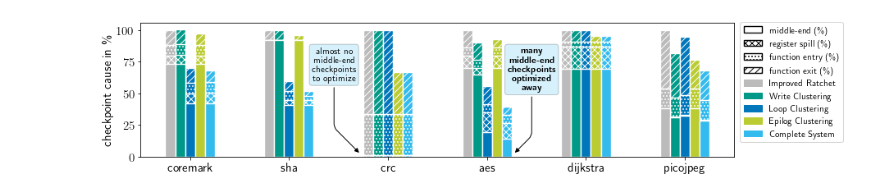
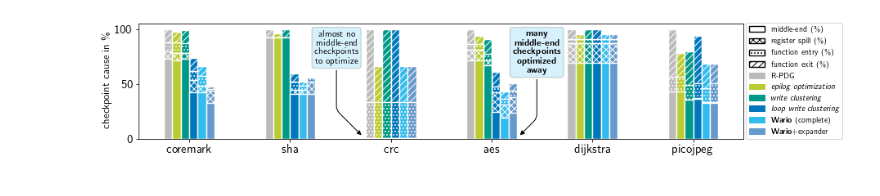
Before and after one commit to TUDSSL/WARio, a Jupyter notebook: plotting/BenchmarkPlot.ipynb, the cells around one changed output. Cells and saved outputs as stored; diff of their text form; code cells hidden in the pictures.

```diff
--- a/plotting/BenchmarkPlot.ipynb
+++ b/plotting/BenchmarkPlot.ipynb
@@ -30,10 +34,11 @@ Benchmarks = [
 Configurations = [
     'opt-ratchet',
     'opt-baseline',
+    'opt-reducedpop',
     'opt-writebuf',
     'opt-loop',
-    'opt-reducedpop',
-    'opt-all'
+    'opt-all',
+    'opt-all-expander'
 ]
 from BenchmarkConfiguration import *
 # %%
@@ -57,5 +62,5 @@ Group size: 6
 # %%
-df['sha'] = df['sha'].reindex(ConfigurationNameMap)
+#df['sha'] = df['sha'].reindex(ConfigurationNameMap)
 df['sha']
 # %% [output]
 |  | Cycles | Checkpoints | IR-checkpoints | Call-checkpoints | Pop-checkpoints | Spill-checkpoints | ... |
@@ -249,7 +275,7 @@ df['sha']
 # %%
 from matplotlib.patches import Patch
 
-ax = plt.figure(figsize=(13,3)).add_subplot(111)
+ax = plt.figure(figsize=(13,2.7)).add_subplot(111)
 
 cc = [ConfigurationColorMap[c] for c in Configurations[1:]]
 labels = [ConfigurationNameMap[c] for c in Configurations[1:]]
@@ -295,36 +321,36 @@ props = dict(boxstyle='round', facecolor=Color['cyan'], alpha=0.2)
 text =  '\\textbf{many}\n\\textbf{middle-end}\n\\textbf{checkpoints}\n\\textbf{optimized}\n\\textbf{away}'
 plt.annotate(text, xy=(3.27, 2), xytext=(22, 130),
         transform=ax.transAxes, textcoords='offset points', fontsize=11,
         horizontalalignment='center', verticalalignment='top',
         bbox=props,
         arrowprops=dict(arrowstyle='-|>', fc='black', connectionstyle='angle,angleA=90,angleB=45,rad=5'),
 )
 
 plt.xticks(rotation=0)
 
 handles = []
 handles.append(Patch(label='middle-end (\%)', hatch=hatch_map['IR-checkpoints-%'],
                      facecolor='none', edgecolor='black', linewidth=lw))
 handles.append(Patch(label='register spill (\%)', hatch=hatch_map['Spill-checkpoints-%'],
                      facecolor='none', edgecolor='black', linewidth=lw))
 handles.append(Patch(label='function entry (\%)', hatch=hatch_map['Call-checkpoints-%'],
                      facecolor='none', edgecolor='black', linewidth=lw))
 handles.append(Patch(label='function exit (\%)', hatch=hatch_map['Pop-checkpoints-%'],
                      facecolor='none', edgecolor='black', linewidth=lw))
 
 for idx, l in enumerate(labels):
     handles.append(Patch(label=l, color=cc[idx]))
 
 #ax.legend(handles=handles, bbox_to_anchor=(0, 1.0, 1, 0), loc="lower left", mode='expand', ncol=4)
-ax.legend(handles=handles, bbox_to_anchor=(0, 1.04, 1.19, 0), loc="upper right", ncol=1, fontsize=11)
+ax.legend(handles=handles, bbox_to_anchor=(0, 1.04, 1.17, 0), loc="upper right", ncol=1, fontsize=9.6)
 
 #plt.xlabel('benchmark')
-plt.ylabel(r'checkpoint cause in \%')
+plt.ylabel(r'checkpoint cause in \%', fontsize=13)
 
 plt.tight_layout()
 plt.show()
 # %% [output]
-[figure, old version]
+[figure, new version]
 # %%
 # Save the figure
 fig = ax.get_figure()
```
Also changed, not shown: parts of 12 cells of this notebook, 5 other files.
